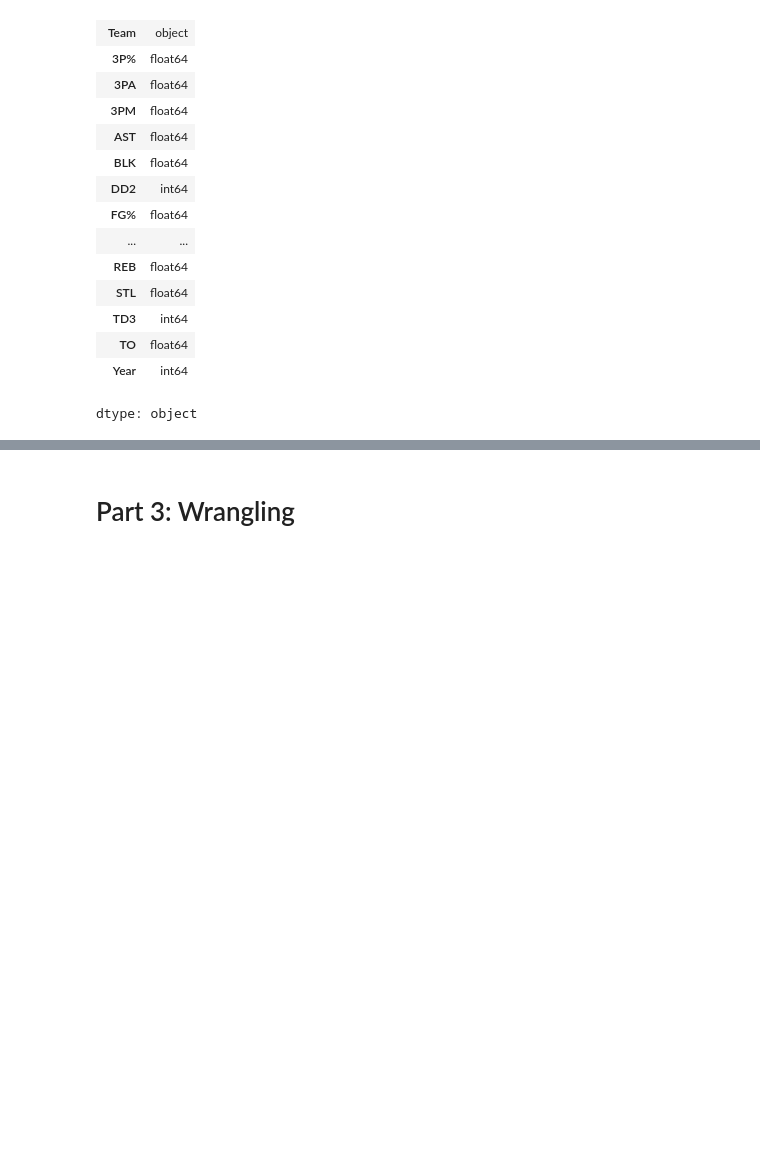
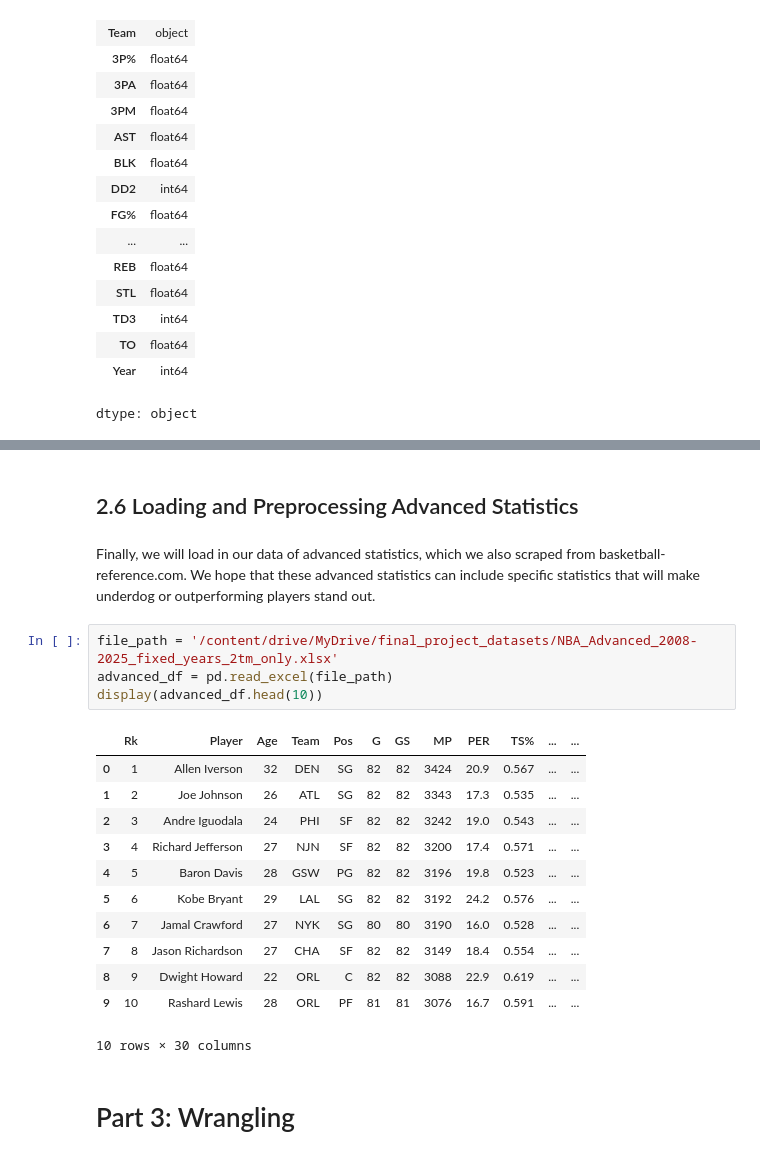
Before and after one commit to BennettHilck12/DraftEdge, a Jupyter notebook: DraftEdge.ipynb, the cells around one changed output, grey strips where cells are left out. Drawn from its saved outputs; the diff is of its cells as text; blank space fills up the shorter version.

```diff
--- a/DraftEdge.ipynb
+++ b/DraftEdge.ipynb
@@ -361,6 +357,27 @@ nba_espn_df.describe()
 | 50% | 32.100000 | 1.500000 | 0.500000 | 1.300000 | 0.300000 | 0.000000 | 44.200000 | 6.000000 | 2.700000 | 75.400000 | 1.400000 | ... |
 | 75% | 37.200000 | 3.300000 | 1.200000 | 2.500000 | 0.500000 | 4.000000 | 48.700000 | 9.800000 | 4.500000 | 82.200000 | 2.600000 | ... |
 | max | 100.000000 | 13.200000 | 5.300000 | 11.700000 | 3.800000 | 77.000000 | 100.000000 | 27.800000 | 12.200000 | 100.000000 | 12.300000 | ... |
+# %% [markdown]
+## 2.6 Loading and Preprocessing Advanced Statistics
+# %% [markdown]
+Finally, we will load in our data of advanced statistics, which we also scraped from basketball-reference.com. We hope that these advanced statistics can include specific statistics that will make underdog or outperforming players stand out.
+# %%
+file_path = '/content/drive/MyDrive/final_project_datasets/NBA_Advanced_2008-2025_fixed_years_2tm_only.xlsx'
+advanced_df = pd.read_excel(file_path)
+display(advanced_df.head(10))
+# %% [output]
+|  | Rk | Player | Age | Team | Pos | G | GS | MP | PER | TS% | ... | ... |
+| 0 | 1 | Allen Iverson | 32 | DEN | SG | 82 | 82 | 3424 | 20.9 | 0.567 | ... | ... |
+| 1 | 2 | Joe Johnson | 26 | ATL | SG | 82 | 82 | 3343 | 17.3 | 0.535 | ... | ... |
+| 2 | 3 | Andre Iguodala | 24 | PHI | SF | 82 | 82 | 3242 | 19.0 | 0.543 | ... | ... |
+| 3 | 4 | Richard Jefferson | 27 | NJN | SF | 82 | 82 | 3200 | 17.4 | 0.571 | ... | ... |
+| 4 | 5 | Baron Davis | 28 | GSW | PG | 82 | 82 | 3196 | 19.8 | 0.523 | ... | ... |
+| 5 | 6 | Kobe Bryant | 29 | LAL | SG | 82 | 82 | 3192 | 24.2 | 0.576 | ... | ... |
+| 6 | 7 | Jamal Crawford | 27 | NYK | SG | 80 | 80 | 3190 | 16.0 | 0.528 | ... | ... |
+| 7 | 8 | Jason Richardson | 27 | CHA | SF | 82 | 82 | 3149 | 18.4 | 0.554 | ... | ... |
+| 8 | 9 | Dwight Howard | 22 | ORL | C | 82 | 82 | 3088 | 22.9 | 0.619 | ... | ... |
+| 9 | 10 | Rashard Lewis | 28 | ORL | PF | 81 | 81 | 3076 | 16.7 | 0.591 | ... | ... |
+10 rows × 30 columns
 # %% [markdown]
 # Part 3: Wrangling
 # %% [markdown]
```
Also changed, not shown: parts of 22 cells of this notebook.
